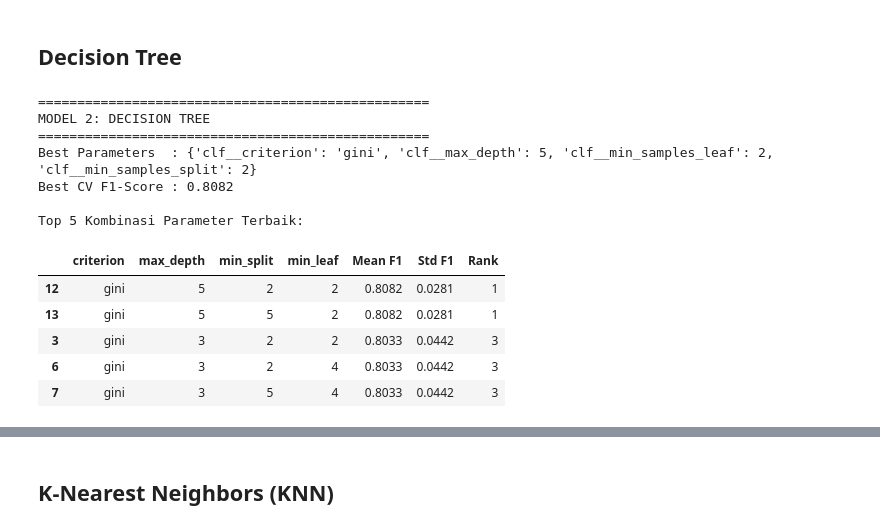
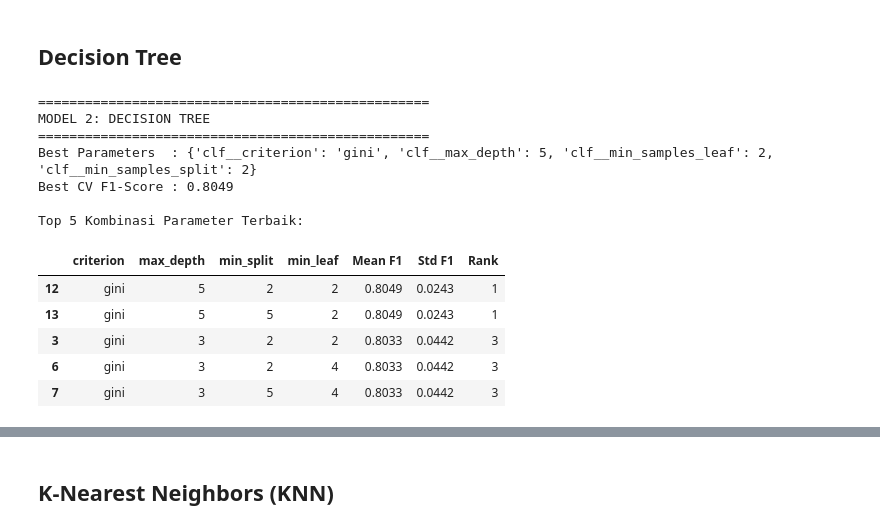
Before and after one commit to Farel-hagasa/early-detection-of-heart-disease-with-machine-learning, a Jupyter notebook: heart_desease.ipynb, the cells around one changed output, grey strips where cells are left out. Drawn from its saved outputs; the diff is of its cells as text; code cells hidden in the pictures.

```diff
--- a/heart_desease.ipynb
+++ b/heart_desease.ipynb
@@ -1126,7 +1127,8 @@ nb_grid = GridSearchCV(
     param_grid=nb_params,
     cv=cv,
     scoring='f1',
-    n_jobs=-1
+    n_jobs=-1,
+    return_train_score= True
 )
 
 nb_grid.fit(X, y)
@@ -1188,18 +1197,13 @@ print("=" * 50)
 print("MODEL 2: DECISION TREE")
 print("=" * 50)
 
-# ── Pipeline (tidak perlu scaler — DT berbasis threshold) ────
+# ── Pipeline ──────────────────────────────────────────
 dt_pipeline = Pipeline([
+    ('scaler', StandardScaler()),
     ('clf', DecisionTreeClassifier(random_state=42))
 ])
 
 # ── GridSearchCV ──────────────────────────────────────
-# criterion  : gini vs entropy — keduanya valid, diuji untuk
-#              menemukan yang lebih cocok dengan distribusi data ini.
-# max_depth  : mengontrol kedalaman pohon untuk mencegah overfitting
-#              pada dataset kecil (302 sampel).
-# min_samples_split & min_samples_leaf : regularisasi tambahan
-#              untuk mencegah pemisahan pada node yang terlalu kecil.
 dt_params = {
     'clf__criterion'         : ['gini', 'entropy'],
     'clf__max_depth'         : [3, 5, 7, 10, None],
@@ -1213,53 +1217,76 @@ dt_grid = GridSearchCV(
     cv=cv,
     scoring='f1',
     n_jobs=-1,
     return_train_score=True
 )
 
 dt_grid.fit(X, y)
 
 print("Best Parameters  :", dt_grid.best_params_)
 print(f"Best CV F1-Score : {dt_grid.best_score_:.4f}")
 
-# ── Tampilkan top 5 kombinasi parameter terbaik ───────
+# ── Top 5 Parameter ──────────────────────────────────
 cv_results_dt = pd.DataFrame(dt_grid.cv_results_)[
-    ['param_clf__criterion', 'param_clf__max_depth',
-     'param_clf__min_samples_split', 'param_clf__min_samples_leaf',
-     'mean_test_score', 'std_test_score', 'rank_test_score']
+    ['param_clf__criterion',
+     'param_clf__max_depth',
+     'param_clf__min_samples_split',
+     'param_clf__min_samples_leaf',
+     'mean_test_score',
+     'std_test_score',
+     'rank_test_score']
 ].sort_values('rank_test_score').head(5)
+
 cv_results_dt.columns = [
-    'criterion', 'max_depth', 'min_split', 'min_leaf',
-    'Mean F1', 'Std F1', 'Rank'
+    'criterion',
+    'max_depth',
+    'min_split',
+    'min_leaf',
+    'Mean F1',
+    'Std F1',
+    'Rank'
 ]
+
 print("\nTop 5 Kombinasi Parameter Terbaik:")
 display(cv_results_dt.round(4))
 
-# ── Prediksi menggunakan parameter terbaik ────────────
-best_dt_params = {
-    k.replace('clf__', ''): v
-    for k, v in dt_grid.best_params_.items()
-}
-best_dt_params['random_state'] = 42
+# ── Prediksi Cross Validation ────────────────────────
+dt_best = dt_grid.best_estimator_
 
-dt_best = DecisionTreeClassifier(**best_dt_params)
+dt_pred = cross_val_predict(
+    dt_best,
+    X,
+    y,
+    cv=cv
+)
 
-dt_pred  = cross_val_predict(dt_best, X, y, cv=cv)
-dt_proba = cross_val_predict(dt_best, X, y, cv=cv, method='predict_proba')
+dt_proba = cross_val_predict(
+    dt_best,
+    X,
+    y,
+    cv=cv,
+    method='predict_proba'
+)
 
-# ── Classification Report ─────────────────────────────
+# ── Classification Report ────────────────────────────
 print("\nClassification Report:")
-print(classification_report(y, dt_pred, target_names=['Sehat', 'Sakit']))
+print(
+    classification_report(
+        y,
+        dt_pred,
+        target_names=['Sehat', 'Sakit']
+    )
+)
 # %% [output]
 ==================================================
 MODEL 2: DECISION TREE
 ==================================================
 Best Parameters  : {'clf__criterion': 'gini', 'clf__max_depth': 5, 'clf__min_samples_leaf': 2, 'clf__min_samples_split': 2}
-Best CV F1-Score : 0.8082
+Best CV F1-Score : 0.8049
 
 Top 5 Kombinasi Parameter Terbaik:
 |  | criterion | max_depth | min_split | min_leaf | Mean F1 | Std F1 | Rank |
-| 12 | gini | 5 | 2 | 2 | 0.8082 | 0.0281 | 1 |
-| 13 | gini | 5 | 5 | 2 | 0.8082 | 0.0281 | 1 |
+| 12 | gini | 5 | 2 | 2 | 0.8049 | 0.0243 | 1 |
+| 13 | gini | 5 | 5 | 2 | 0.8049 | 0.0243 | 1 |
 | 3 | gini | 3 | 2 | 2 | 0.8033 | 0.0442 | 3 |
 | 6 | gini | 3 | 2 | 4 | 0.8033 | 0.0442 | 3 |
 | 7 | gini | 3 | 5 | 4 | 0.8033 | 0.0442 | 3 |
```
Also changed, not shown: parts of 71 cells of this notebook.
